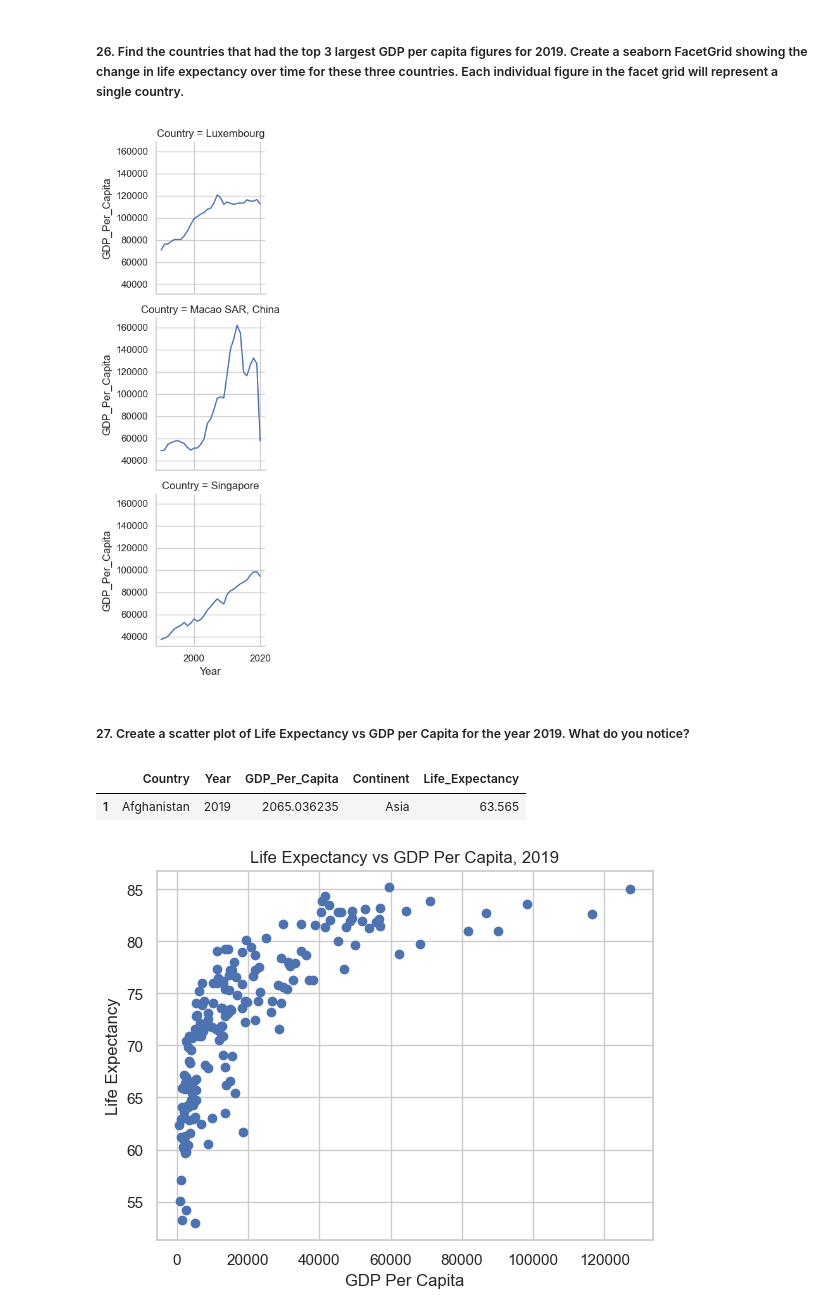
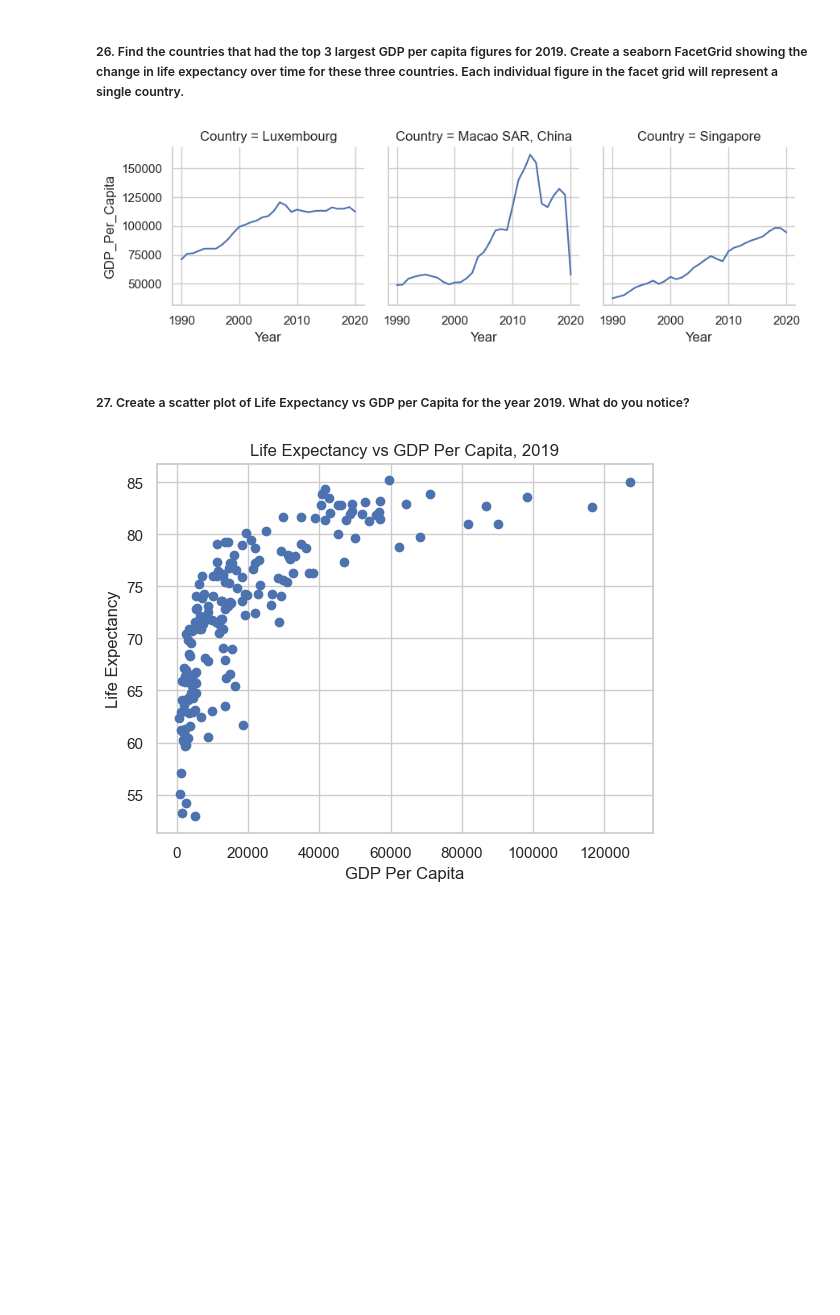
Before and after one commit to nss-data-science-cohort-7/un-exploration-tfwhitesell, a Jupyter notebook: notebooks/UN_Data_Exploration.ipynb, the cells around one changed output. Drawn from its saved outputs; the diff is of its cells as text; code cells hidden in the pictures; blank space fills up the shorter version.

Commit message:
solo data cleaning and exploration done for now

```diff
--- a/notebooks/UN_Data_Exploration.ipynb
+++ b/notebooks/UN_Data_Exploration.ipynb
@@ -347,22 +395,17 @@ f'{len(gdp_le_2019.query("Life_Expectancy >= 80"))} countries had a life expecta
 # %%
 # get list of top 3 countries by GDP in 2019
 high_gdp_country_list = gdp_le_2019.sort_values('GDP_Per_Capita', ascending = False).head(3)['Country'].to_list()
 
 # subset gdp_le dataframe to only include top 3 GDP countries in 2019
 gdp_le_top_gdp = gdp_le.loc[gdp_le['Country'].isin(high_gdp_country_list)]
 
 # create facetgrid
-g = sns.FacetGrid(gdp_le_top_gdp, row = 'Country')
+g = sns.FacetGrid(data = gdp_le_top_gdp, col = 'Country')
 g.map(sns.lineplot, 'Year', 'GDP_Per_Capita');
 # %% [output]
-[figure, old version]
+[figure, new version]
 # %% [markdown]
 ##### 27. Create a scatter plot of Life Expectancy vs GDP per Capita for the year 2019. What do you notice?
-# %%
-gdp_le_2019.head(1)
-# %% [output]
-|  | Country | Year | GDP_Per_Capita | Continent | Life_Expectancy |
-| 1 | Afghanistan | 2019 | 2065.036235 | Asia | 63.565 |
 # %%
 plt.scatter(y = gdp_le_2019['Life_Expectancy'],
             x = gdp_le_2019['GDP_Per_Capita'])
```
Also changed, not shown: parts of 11 cells of this notebook, 3 other files.
